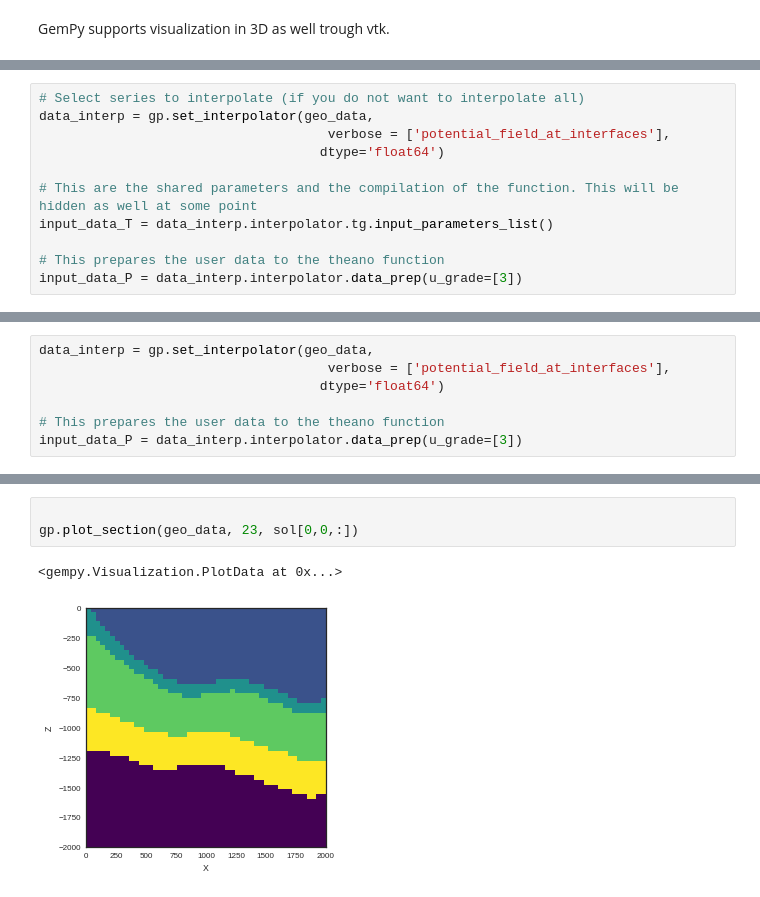
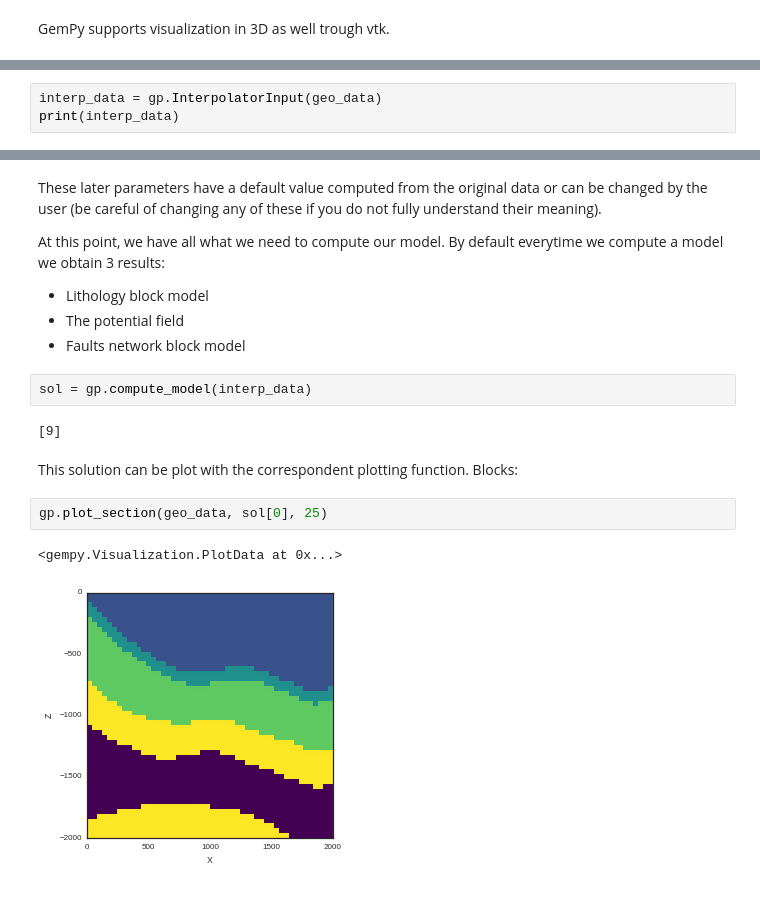
Before and after one commit to nre-aachen/gempy, a Jupyter notebook: Tutorial/ch1.ipynb, the cells around one changed output, grey strips where cells are left out. Cells and saved outputs as stored; diff of their text form.

Commit message:
Merge remote-tracking branch 'remotes/origin/Development_Alex' into Development_Miguel
a bit more towards the gravity

```diff
--- a/Tutorial/ch1.ipynb
+++ b/Tutorial/ch1.ipynb
@@ -116,11 +72,0 @@ gp.set_interpolator?
-# %%
-# Select series to interpolate (if you do not want to interpolate all)
-data_interp = gp.set_interpolator(geo_data,
-                                     verbose = ['potential_field_at_interfaces'],
-                                    dtype='float64')
-
-# This are the shared parameters and the compilation of the function. This will be hidden as well at some point
-input_data_T = data_interp.interpolator.tg.input_parameters_list()
-
-# This prepares the user data to the theano function
-input_data_P = data_interp.interpolator.data_prep(u_grade=[3])
@@ -149,7 +72,0 @@ I am here
-# %%
-data_interp = gp.set_interpolator(geo_data,
-                                     verbose = ['potential_field_at_interfaces'],
-                                    dtype='float64')
-
-# This prepares the user data to the theano function
-input_data_P = data_interp.interpolator.data_prep(u_grade=[3])
@@ -174,0 +79,3 @@ sol = f(input_data_P[0], input_data_P[1], input_data_P[2], input_data_P[3],input
+# %%
+interp_data = gp.InterpolatorInput(geo_data)
+print(interp_data)
@@ -175,6 +100,19 @@ sol = f(input_data_P[0], input_data_P[1], input_data_P[2], input_data_P[3],input
+# %% [markdown]
+ These later parameters have a default value computed from the original data or can be changed by the user (be careful of changing any of these if you do not fully understand their meaning).
+
+At this point, we have all what we need to compute our model. By default everytime we compute a model we obtain 3 results:
+
+- Lithology block model
+- The potential field
+- Faults network block model
+# %%
+sol = gp.compute_model(interp_data)
+# %% [output]
+[9]
+# %% [markdown]
+This solution can be plot with the correspondent plotting function. Blocks:
 # %%
-
-gp.plot_section(geo_data, 23, sol[0,0,:])
+gp.plot_section(geo_data, sol[0], 25)
 # %% [output]
 <gempy.Visualization.PlotData at 0x...>
-[figure, old version]
+[figure, new version]
```
Also changed, not shown: parts of 28 cells of this notebook, 8 other files.
